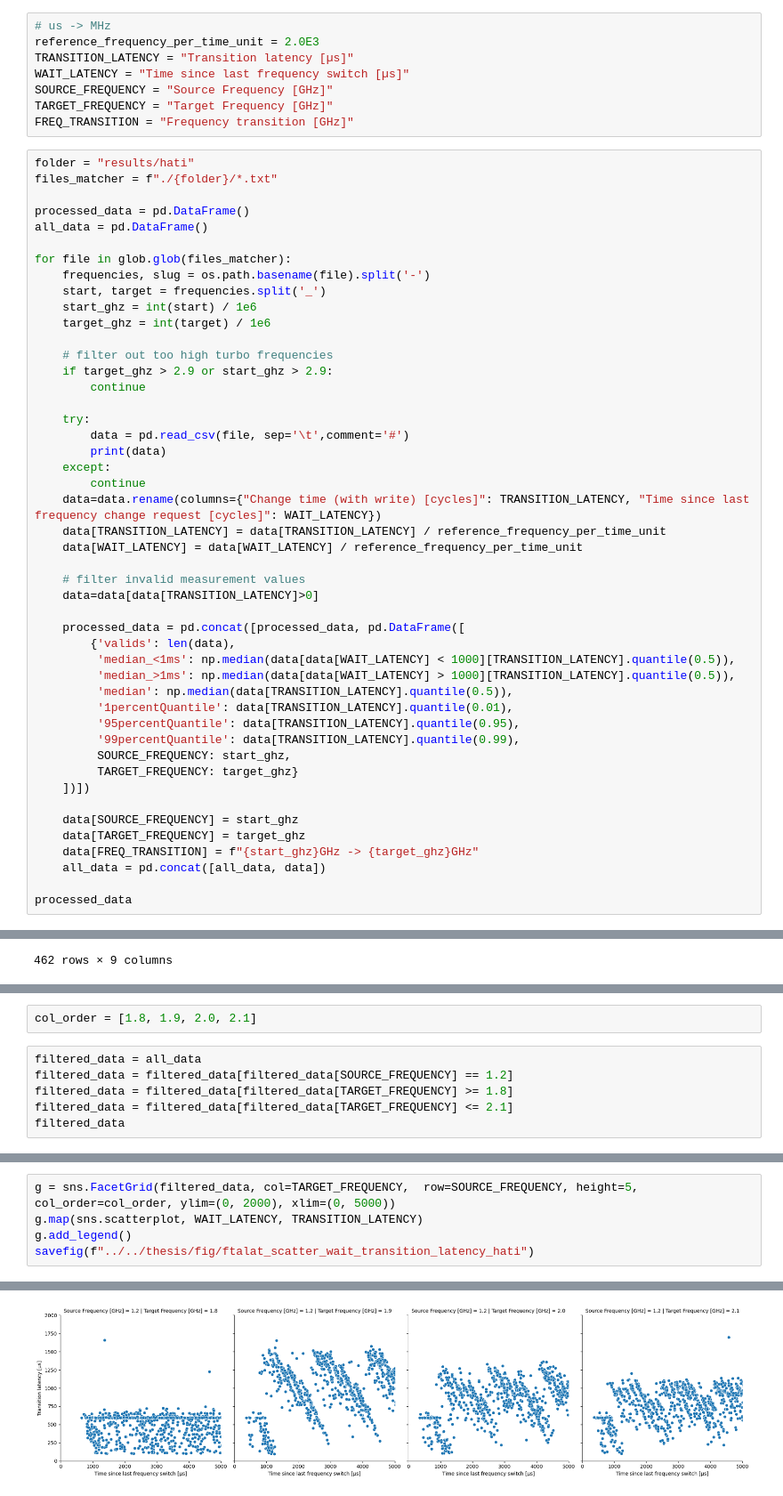
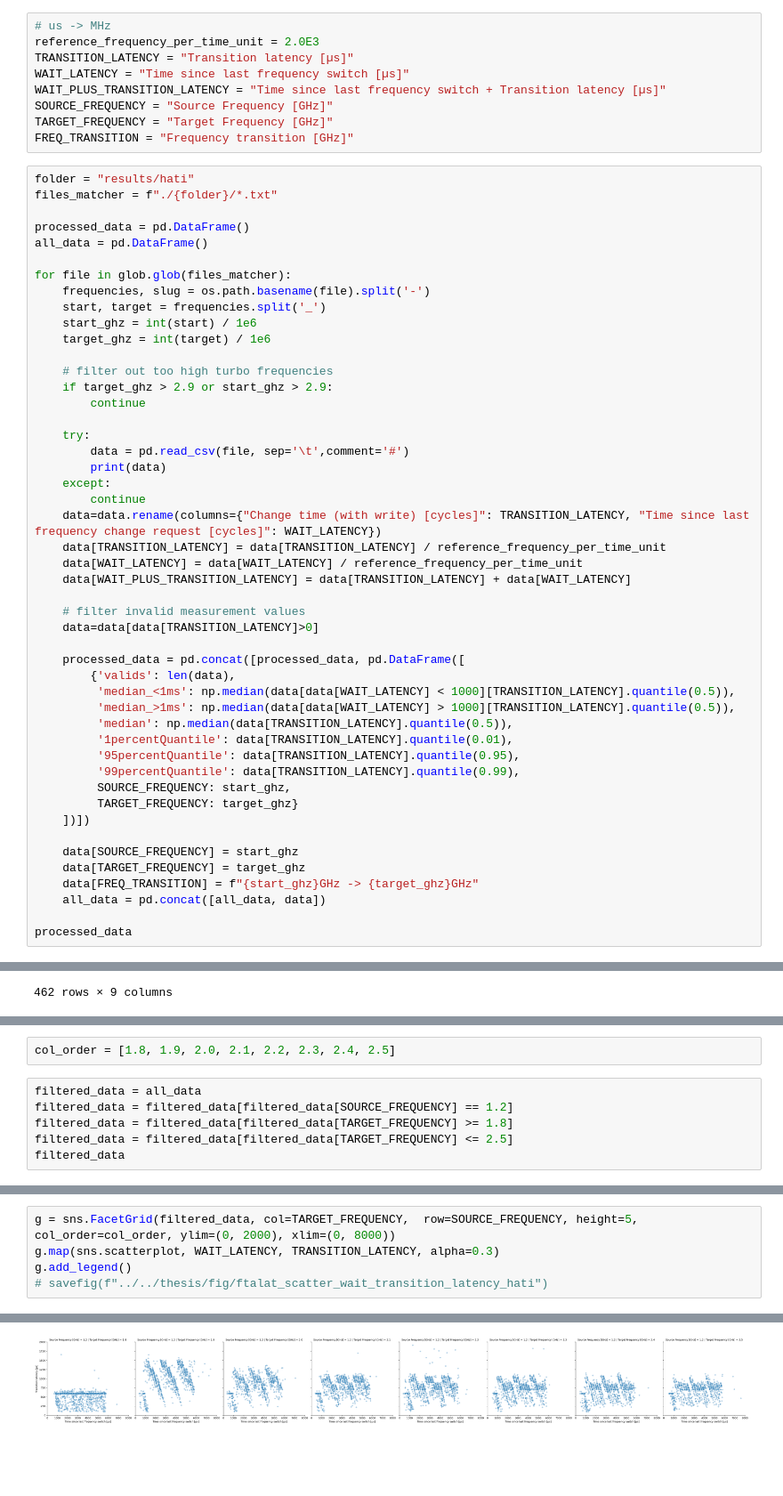
Before and after one commit to marenz2569/2025-sapphire-rapids-ee, a Jupyter notebook: measurements/ftalat/hati_analyze.ipynb, the cells around one changed output, grey strips where cells are left out. Shown at 89% size. Saved outputs shown, nothing was run; the diff lists cells and outputs as text; blank space fills up the shorter version.

Commit message:
update ftalat measurement

```diff
--- a/measurements/ftalat/hati_analyze.ipynb
+++ b/measurements/ftalat/hati_analyze.ipynb
@@ -20,6 +20,7 @@ def savefig(name, **kwargs):
 reference_frequency_per_time_unit = 2.0E3
 TRANSITION_LATENCY = "Transition latency [µs]"
 WAIT_LATENCY = "Time since last frequency switch [µs]"
+WAIT_PLUS_TRANSITION_LATENCY = "Time since last frequency switch + Transition latency [µs]"
 SOURCE_FREQUENCY = "Source Frequency [GHz]"
 TARGET_FREQUENCY = "Target Frequency [GHz]"
 FREQ_TRANSITION = "Frequency transition [GHz]"
@@ -48,6 +49,7 @@ for file in glob.glob(files_matcher):
     data=data.rename(columns={"Change time (with write) [cycles]": TRANSITION_LATENCY, "Time since last frequency change request [cycles]": WAIT_LATENCY})
     data[TRANSITION_LATENCY] = data[TRANSITION_LATENCY] / reference_frequency_per_time_unit
     data[WAIT_LATENCY] = data[WAIT_LATENCY] / reference_frequency_per_time_unit
+    data[WAIT_PLUS_TRANSITION_LATENCY] = data[TRANSITION_LATENCY] + data[WAIT_LATENCY]
 
     # filter invalid measurement values
     data=data[data[TRANSITION_LATENCY]>0]
@@ -213,12 +215,12 @@ PDFCROP 1.42, 2023/04/15 - Copyright (c) 2002-2023 by Heiko Oberdiek, Oberdiek P
 ==> 1 page written on `../../thesis/fig/ftalat_99percentQuantile_hati.pdf'.
 [figure]
 # %%
-col_order = [1.8, 1.9, 2.0, 2.1]
+col_order = [1.8, 1.9, 2.0, 2.1, 2.2, 2.3, 2.4, 2.5]
 # %%
 filtered_data = all_data
 filtered_data = filtered_data[filtered_data[SOURCE_FREQUENCY] == 1.2]
 filtered_data = filtered_data[filtered_data[TARGET_FREQUENCY] >= 1.8]
-filtered_data = filtered_data[filtered_data[TARGET_FREQUENCY] <= 2.1]
+filtered_data = filtered_data[filtered_data[TARGET_FREQUENCY] <= 2.5]
 filtered_data
 # %% [output]
 |  | Transition latency [µs] | Change time [cycles] | Write cost [cycles] | Wait time [us] | Time since last frequency switch ... | ... |
@@ -237,6 +239,6 @@ filtered_data
 # %%
-g = sns.FacetGrid(filtered_data, col=TARGET_FREQUENCY,  row=SOURCE_FREQUENCY, height=5, col_order=col_order, ylim=(0, 2000), xlim=(0, 5000))
-g.map(sns.scatterplot, WAIT_LATENCY, TRANSITION_LATENCY)
+g = sns.FacetGrid(filtered_data, col=TARGET_FREQUENCY,  row=SOURCE_FREQUENCY, height=5, col_order=col_order, ylim=(0, 2000), xlim=(0, 8000))
+g.map(sns.scatterplot, WAIT_LATENCY, TRANSITION_LATENCY, alpha=0.3)
 g.add_legend()
-savefig(f"../../thesis/fig/ftalat_scatter_wait_transition_latency_hati")
+# savefig(f"../../thesis/fig/ftalat_scatter_wait_transition_latency_hati")
 # %% [output]
@@ -246,2 +246,2 @@ PDFCROP 1.42, 2023/04/15 - Copyright (c) 2002-2023 by Heiko Oberdiek, Oberdiek P
-[figure, old version]
+[figure, new version]
 # %%
```
Also changed, not shown: parts of 5 cells of this notebook, 9 other files.
